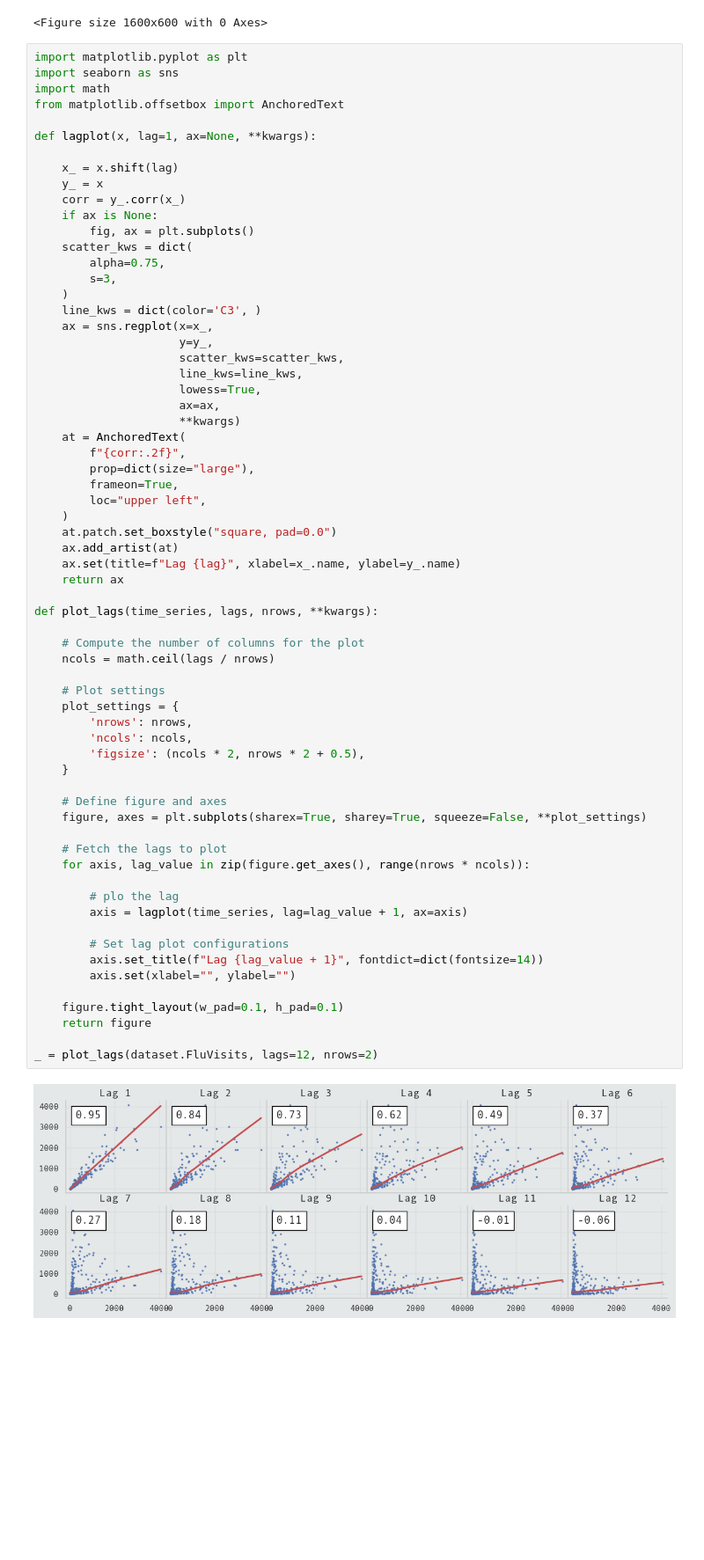
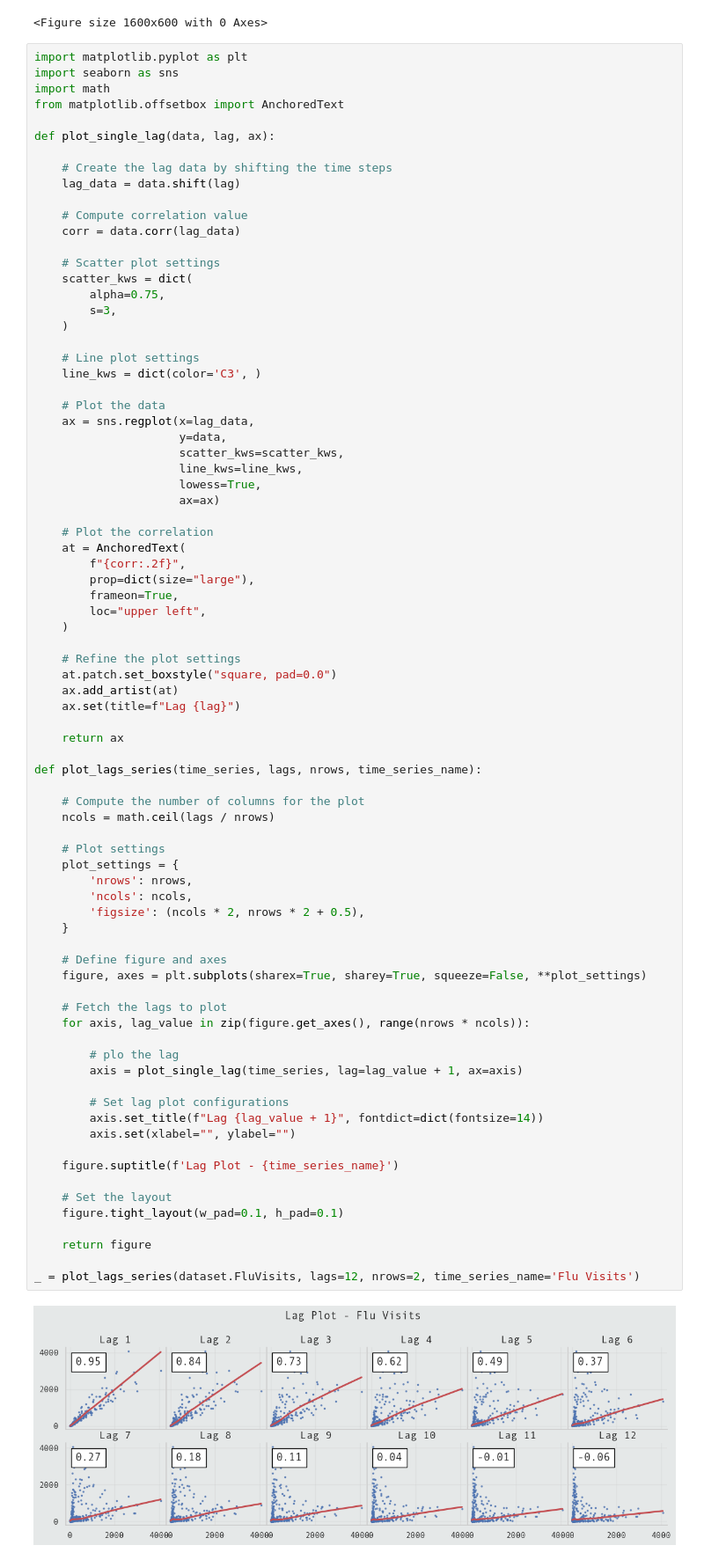
Before and after one commit to Volscente/TimeWarpForecast, a Jupyter notebook: notebooks/flu_trends/exploratory_data_analysis.ipynb, the cells around one changed output. Shown at 88% size. Drawn from its saved outputs; the diff is of its cells as text; blank space fills up the shorter version.

```diff
--- a/notebooks/flu_trends/exploratory_data_analysis.ipynb
+++ b/notebooks/flu_trends/exploratory_data_analysis.ipynb
@@ -162,64 +162,78 @@ import seaborn as sns
 import math
 from matplotlib.offsetbox import AnchoredText
 
-def lagplot(x, lag=1, ax=None, **kwargs):
+def plot_single_lag(data, lag, ax):
 
-    x_ = x.shift(lag)
-    y_ = x
-    corr = y_.corr(x_)
-    if ax is None:
-        fig, ax = plt.subplots()
+    # Create the lag data by shifting the time steps
+    lag_data = data.shift(lag)
+
+    # Compute correlation value
+    corr = data.corr(lag_data)
+
+    # Scatter plot settings
     scatter_kws = dict(
         alpha=0.75,
         s=3,
     )
+
+    # Line plot settings
     line_kws = dict(color='C3', )
-    ax = sns.regplot(x=x_,
-                     y=y_,
+
+    # Plot the data
+    ax = sns.regplot(x=lag_data,
+                     y=data,
                      scatter_kws=scatter_kws,
                      line_kws=line_kws,
                      lowess=True,
-                     ax=ax,
-                     **kwargs)
+                     ax=ax)
+
+    # Plot the correlation
     at = AnchoredText(
         f"{corr:.2f}",
         prop=dict(size="large"),
         frameon=True,
         loc="upper left",
     )
+
+    # Refine the plot settings
     at.patch.set_boxstyle("square, pad=0.0")
     ax.add_artist(at)
-    ax.set(title=f"Lag {lag}", xlabel=x_.name, ylabel=y_.name)
+    ax.set(title=f"Lag {lag}")
+
     return ax
 
-def plot_lags(time_series, lags, nrows, **kwargs):
+def plot_lags_series(time_series, lags, nrows, time_series_name):
 
     # Compute the number of columns for the plot
     ncols = math.ceil(lags / nrows)
 
     # Plot settings
     plot_settings = {
         'nrows': nrows,
         'ncols': ncols,
         'figsize': (ncols * 2, nrows * 2 + 0.5),
     }
 
     # Define figure and axes
     figure, axes = plt.subplots(sharex=True, sharey=True, squeeze=False, **plot_settings)
 
     # Fetch the lags to plot
     for axis, lag_value in zip(figure.get_axes(), range(nrows * ncols)):
 
         # plo the lag
-        axis = lagplot(time_series, lag=lag_value + 1, ax=axis)
+        axis = plot_single_lag(time_series, lag=lag_value + 1, ax=axis)
 
         # Set lag plot configurations
         axis.set_title(f"Lag {lag_value + 1}", fontdict=dict(fontsize=14))
         axis.set(xlabel="", ylabel="")
 
+    figure.suptitle(f'Lag Plot - {time_series_name}')
+
+    # Set the layout
     figure.tight_layout(w_pad=0.1, h_pad=0.1)
+
     return figure
 
-_ = plot_lags(dataset.FluVisits, lags=12, nrows=2)
+_ = plot_lags_series(dataset.FluVisits, lags=12, nrows=2, time_series_name='Flu Visits')
 # %% [output]
-[figure, old version]
+[figure, new version]
```
